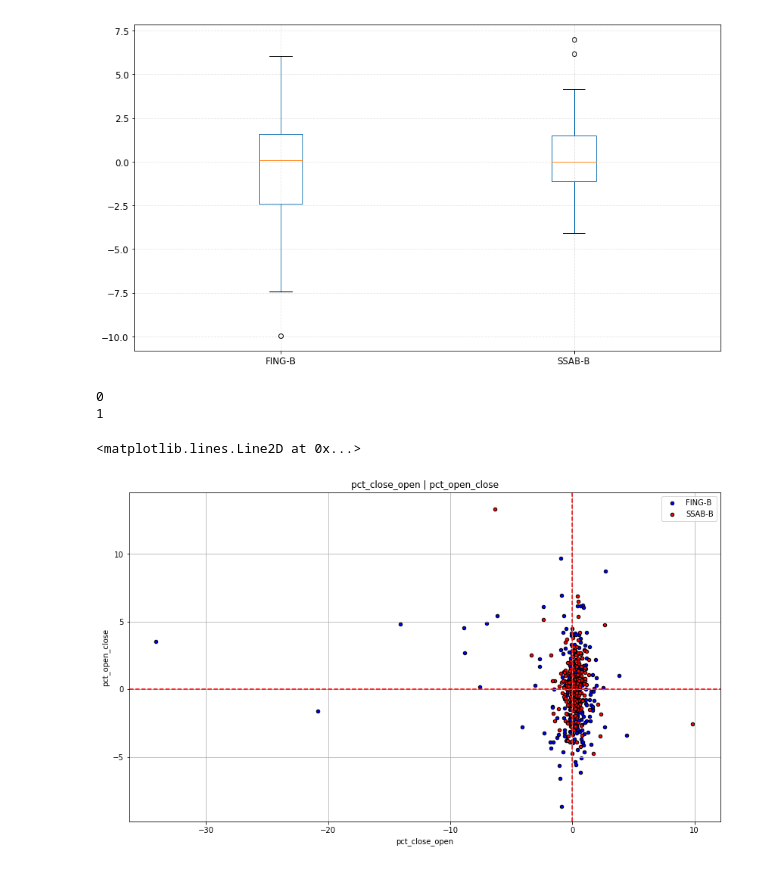
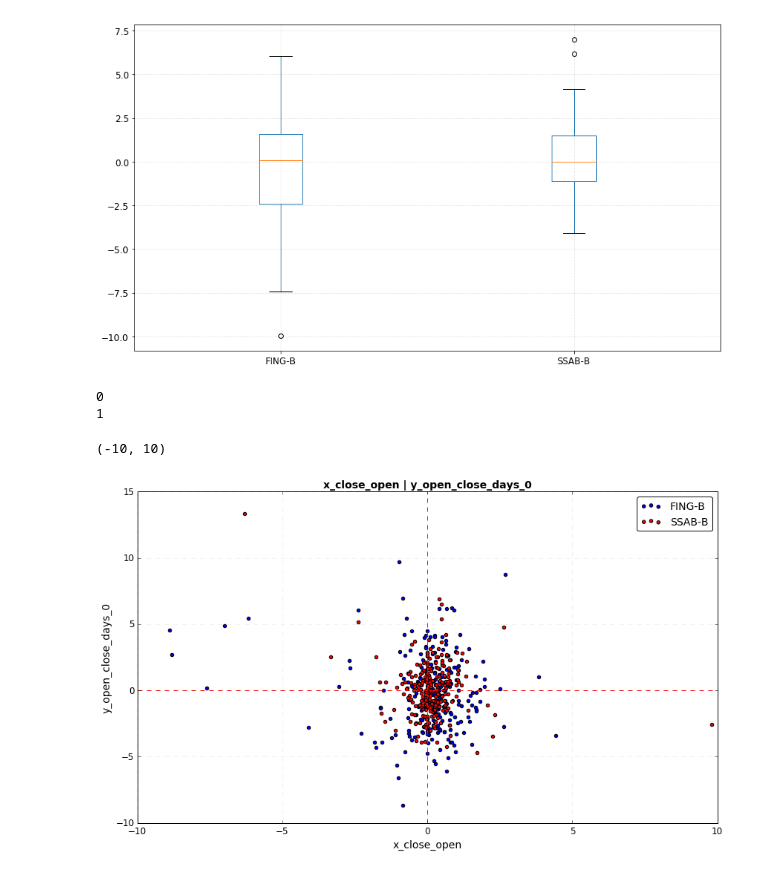
Before and after one commit to Hjartarson/stock-market, a Jupyter notebook: make-report-daily-ticks.ipynb, the cells around one changed output. Saved outputs shown, nothing was run; the diff lists cells and outputs as text; code cells hidden in the pictures.

```diff
--- a/make-report-daily-ticks.ipynb
+++ b/make-report-daily-ticks.ipynb
@@ -91,8 +91,8 @@ for days in np.arange(1,11):
 # close.shift(-1)/open.shift(1) = NEXT DAY OUTCOME
 # close.shift(-days)/open.shift(1) = NEXT X DAYS OUTCOME
 
-for days in np.arange(1,11):
-    df_stock = df_stock.join(df_stock[['close']].shift(periods=-days).div(df_stock['open'].shift(periods=-1))
+for days in np.arange(0,11):
+    df_stock = df_stock.join(df_stock[['close']].shift(periods=-days).div(df_stock['open'])
                              .sub(1).mul(100).rename(columns={'close':'y_open_close_days_'+str(days)}))
 
 df_stock.head()
@@ -249,22 +278,23 @@ df_stock['pct_close_close'][(df_stock['pct_close_close']<pct_change).shift(x_day
 <matplotlib.axes._subplots.AxesSubplot at 0x...>
 [figure]
 # %%
-df_stock_swap = df_stock.swaplevel(axis=1)
+#df_stock_swap = df_stock.swaplevel(axis=1)
 
 # CLose price change dependancy
 f, ax = plt.subplots(1,1)
-x = 'pct_close_open'
-y = 'pct_open_close'
+x = 'x_close_open'
+y = 'y_open_close_days_0'
 colors = ['blue','red']
 for nr,stock in enumerate(stocks):
     print(nr)
     df_sel = df_stock_swap[stock]
     df_sel.plot(ax=ax,kind='scatter',x=x,y=y,grid=True,s=20,color=colors[nr],edgecolor='black',title=x+' | '+y,legend=True)
 ax.legend(stocks)
 ax.axhline(0,ls = '--',color='red')
 ax.axvline(0,ls = '--',color='red')
+#ax.set_xlim([-10,10])
 # %% [output]
 0
 1
-<matplotlib.lines.Line2D at 0x...>
+(-10, 10)
-[figure, old version]
+[figure, new version]
```
Also changed, not shown: parts of 6 cells of this notebook, 1 other file.
